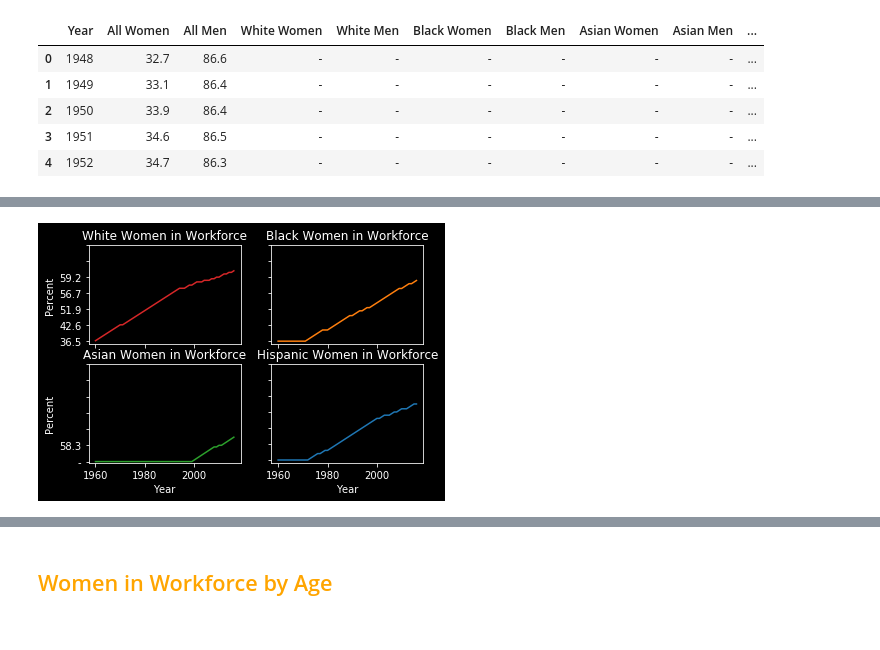
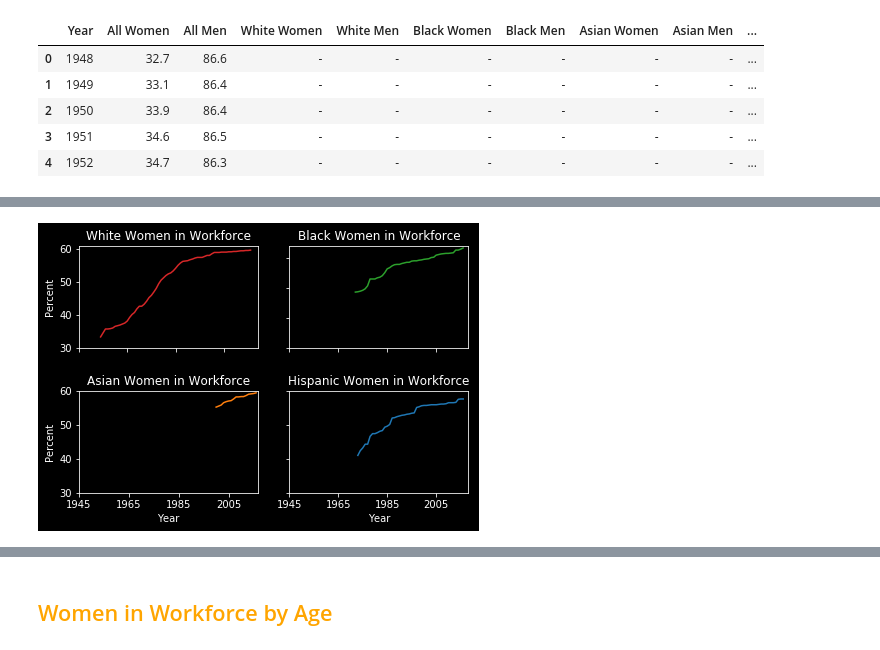
Before and after one commit to kathleeng77/Open-Source-Project-1, a Jupyter notebook: analysis/women-in-workforce-analysis.ipynb, the cells around one changed output, grey strips where cells are left out. Saved outputs shown, nothing was run; the diff lists cells and outputs as text; code cells hidden in the pictures.

```diff
--- a/analysis/women-in-workforce-analysis.ipynb
+++ b/analysis/women-in-workforce-analysis.ipynb
@@ -327,10 +345,0 @@ plt.show()
-# %%
-plt.figure(figsize=(20,10))
-plt.style.use('seaborn-deep')
-plt.title("Percentage of Women in Workforce by Race (1960 - 2016)", fontsize=25, pad=15)
-plt.xlabel("Year",  fontsize=20, labelpad=10)
-plt.ylabel("Percent", fontsize=20, labelpad=10)
-plt.plot(women_by_race_df["Year"], np.sort(women_by_race_df["White Women"]), color="red", linewidth=4, label="White Women")
-plt.legend(loc=2, fontsize=16)
-plt.savefig("../Images/women-workforce-byrace-lineplot.png",bbox_inches="tight")
-plt.show()
@@ -339,7 +345,0 @@ plt.show()
-# %%
-fig, axs = plt.subplots(2)
-fig.suptitle('Vertically stacked subplots')
-axs[0].plot(women_by_race_df["Year"], np.sort(women_by_race_df["White Women"]), color="red", linewidth=4, label="White Women")
-axs[1].plot(women_by_race_df["Year"], np.sort(women_by_race_df["Black Women"]), color="orange", linewidth=4, label="Black Women")
-for ax in axs.flat:
-    ax.set(xlabel='Year', ylabel='Percent',yticks=(0,10,20,30,40,50))
@@ -348,16 +346,20 @@ for ax in axs.flat:
 # %%
 fig, axs = plt.subplots(2, 2)
-axs[0, 0].plot(women_by_race_df["Year"], np.sort(women_by_race_df["White Women"]), 'tab:red')
+axs[0, 0].plot(x1, y1, 'tab:red')
 axs[0, 0].set_title('White Women in Workforce')
-axs[0, 1].plot(women_by_race_df["Year"], np.sort(women_by_race_df["Black Women"]), 'tab:orange')
+axs[0, 1].plot(x2, y2, 'tab:green')
 axs[0, 1].set_title('Black Women in Workforce')
-axs[1, 0].plot(women_by_race_df["Year"], np.sort(women_by_race_df["Asian Women"]), 'tab:green')
+axs[1, 0].plot(x3, y3, 'tab:orange')
 axs[1, 0].set_title('Asian Women in Workforce')
-axs[1, 1].plot(women_by_race_df["Year"], np.sort(women_by_race_df["Hispanic Women"]), 'tab:blue')
+axs[1, 1].plot(x4, y4, 'tab:blue')
 axs[1, 1].set_title('Hispanic Women in Workforce')
+plt.tight_layout(pad=0.4, w_pad=0.5, h_pad=1.0)
 
 for ax in axs.flat:
-    ax.set(xlabel='Year', ylabel='Percent', yticks=(0,10,20,30,40,50,60))
+    ax.set(xlabel='Year', ylabel='Percent', xticks=(np.arange(1945,2018,20)), yticks=(np.arange(30, 65, step=10)))
     ax.label_outer()
+
+plt.savefig("../Images/women-workforce-byrace-4plots.png",bbox_inches="tight")
+plt.show()
 # %% [output]
-[figure, old version]
+[figure, new version]
```
Also changed, not shown: parts of 6 cells of this notebook, 3 other files.
